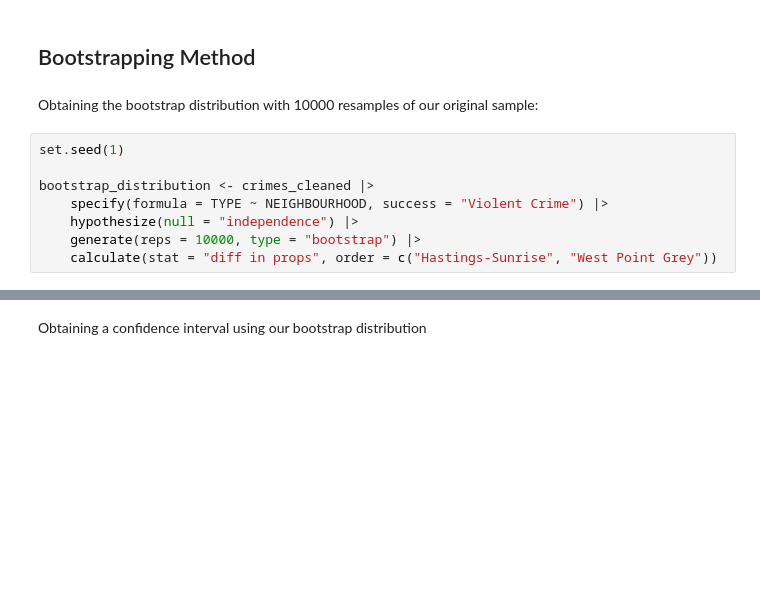
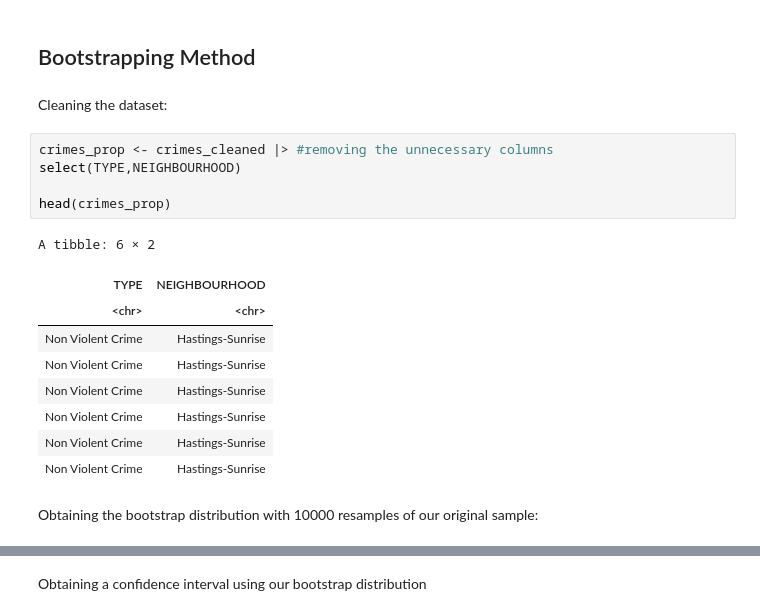
Before and after one commit to Carson-Lu/stat201project-Group27, a Jupyter notebook: proposal.ipynb, the cells around one changed output, grey strips where cells are left out. Cells and saved outputs as stored; diff of their text form; blank space fills up the shorter version.

```diff
--- a/proposal.ipynb
+++ b/proposal.ipynb
@@ -335,13 +335,22 @@ $H_0: p_{hastings} - p_{wpg} = 0$
 $H_A: p_{hastings} - p_{wpg} \neq 0$
 # %% [markdown]
 ## Bootstrapping Method
+# %% [markdown]
+Cleaning the dataset:
+# %%
+crimes_prop <- crimes_cleaned |> #removing the unnecessary columns
+select(TYPE,NEIGHBOURHOOD)
+
+head(crimes_prop)
+# %% [output]
+A tibble: 6 × 2
+| TYPE | NEIGHBOURHOOD |
+| <chr> | <chr> |
+| Non Violent Crime | Hastings-Sunrise |
+| Non Violent Crime | Hastings-Sunrise |
+| Non Violent Crime | Hastings-Sunrise |
+| Non Violent Crime | Hastings-Sunrise |
+| Non Violent Crime | Hastings-Sunrise |
+| Non Violent Crime | Hastings-Sunrise |
 # %% [markdown]
 Obtaining the bootstrap distribution with 10000 resamples of our original sample:
-# %%
-set.seed(1)
-
-bootstrap_distribution <- crimes_cleaned |>
-    specify(formula = TYPE ~ NEIGHBOURHOOD, success = "Violent Crime") |>
-    hypothesize(null = "independence") |>
-    generate(reps = 10000, type = "bootstrap") |>
-    calculate(stat = "diff in props", order = c("Hastings-Sunrise", "West Point Grey"))
```
Also changed, not shown: parts of 7 cells of this notebook.
